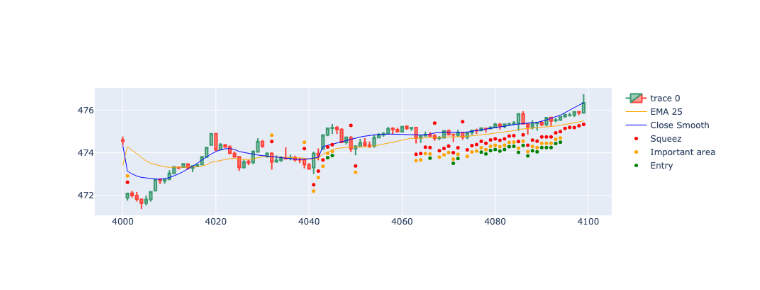
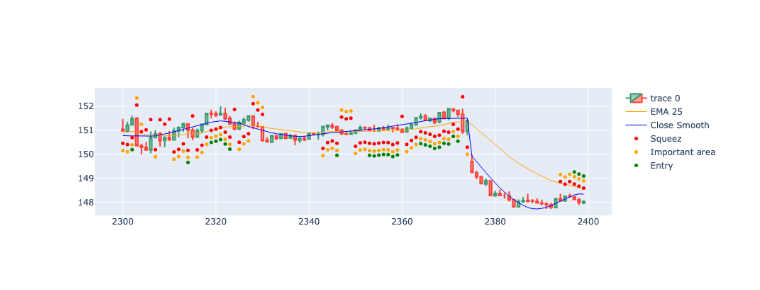
Before and after one commit to gastoncs/jupyter-docker, a Jupyter notebook: app/src/backtesting/squeez/squeez_pattern_v3.ipynb, the cells around one changed output. Drawn from its saved outputs; the diff is of its cells as text; code cells hidden in the pictures.

```diff
--- a/app/src/backtesting/squeez/squeez_pattern_v3.ipynb
+++ b/app/src/backtesting/squeez/squeez_pattern_v3.ipynb
@@ -39,28 +39,6 @@ def calculateBolingerAndKeltnerChannels(kc)->None:
     df['bbu_minus_kcu'] = df['BBU_20_2.0'] - kc['KCUe_20_2']
 
 def priceActionUptrendInTheDay(zoneWidth = .30)->None:
-
-    #cond=(abs(df.open_smooth-df.ema25_5min)<=zoneWidth) | (abs(df.close5min_smooth-df.ema25_5min)<=zoneWidth)
-    #cond=abs(df.close5min_smooth-df.ema25_5min)<=zoneWidth
-    #cond=(((df.ema25_5min-df.close5min_smooth)<=zoneWidth) | (df.close5min_smooth>=df.ema25_5min))
-
-    #df['isPriceActionAboveEma25'] = False
-    #cond=df.close5min_smooth>=df.ema25_5min
-    #df.loc[cond, 'isPriceActionAboveEma25'] = True
-
-    '''
-    def determine():
-        if df["ema25_5min"]>df["close5min_smooth"]:
-            if(df["ema25_5min"]-df["close5min_smooth"])<=zoneWidth:
-                df["isPriceActionAboveEma25"] = True
-            else:
-                df["isPriceActionAboveEma25"] = False
-        else:
-            df["isPriceActionAboveEma25"] = True
-        return df
-
-    df2 = determine()
-    '''
 
     df['isPriceActionAboveEma25'] = np.where(df.ema25_5min > df.close5min_smooth,
                                                  np.where((df.ema25_5min-df.close5min_smooth)<=zoneWidth, True, False),
@@ -152,7 +130,6 @@ def detectPosibleBreak(candle)->None:
         posibleBreak = EMA25['PRICE_ACCION_UNDER_EMA'].value
     elif len(lastTreeOver) == window and \
          squeezeCloseToEma == EMA25['PRICE_ACCION_OVER_EMA'].value and \
-         areDailyEmaStacked == STACKED_EMA['POSITIVE'].value  and \
          isTheDayAbove25Ema == True:
 
         posibleBreak = EMA25['PRICE_ACCION_OVER_EMA'].value
@@ -163,8 +140,8 @@ def detectPosibleBreak(candle)->None:
 
 if __name__ == '__main__':
 
-    df = pd.read_csv("../data/SPY/SPY.USUSD_Candlestick_5_M_ASK_05.10.2022-05.10.2024.csv")
-    df2 = pd.read_csv("../data/SPY/SPY.USUSD_Candlestick_1_D_ASK_05.10.2022-05.10.2024.csv")
+    df = pd.read_csv("../data/AAPL/AAPL.USUSD_Candlestick_5_M_ASK_05.10.2022-05.10.2024.csv")
+    df2 = pd.read_csv("../data/AAPL/AAPL.USUSD_Candlestick_1_D_ASK_05.10.2022-05.10.2024.csv")
     df2.reset_index(drop=True, inplace=True)
 
     df['Gmt time']=df["Gmt time"].str.replace(".000","")
@@ -197,8 +174,8 @@ if __name__ == '__main__':
     df["high5min_smooth"] = savgol_filter(df.high_5min, 49, 5)
     df["low5min_smooth"] = savgol_filter(df.low_5min, 49, 5)
 
-    fromTodayStart = '2023-10-01 09:30:00'
-    toNow   = '2024-10-01 16:00:00'
+    fromTodayStart = '2022-10-05 09:30:00'
+    toNow   = '2024-10-05 16:00:00'
     df = df[df['datetime_est'].between(fromTodayStart, toNow)].copy()
 
     #df=df[0:50000]
@@ -267,34 +244,34 @@ with pd.option_context("mode.copy_on_write", True):
 import plotly.io as pio
 import plotly.graph_objects as go
 
-dfpl = df[4000:4100]
+dfpl = df[2300:2400]
 
 fig = go.Figure(
     data=[
         go.Candlestick(
             x=dfpl.index,
             open=dfpl['open_5min'],
             high=dfpl['high_5min'],
             low=dfpl['low_5min'],
             close=dfpl['close_5min']),
         go.Scatter(
             x=dfpl.index,
             y=dfpl['ema25_5min'],
             line=dict(color='orange', width=1),
             name="EMA 25"),
         go.Scatter(
             x=dfpl.index,
             y=dfpl['close5min_smooth'],
             line=dict(color='blue', width=1),
             name="Close Smooth")
     ]
 )
 
 fig.add_scatter(x=dfpl.index, y=dfpl['squezzeArea'], mode="markers", marker=dict(size=5, color="red"), name="Squeez")
 fig.add_scatter(x=dfpl.index, y=dfpl['squeezeCloseToEmaArea'], mode="markers", marker=dict(size=5, color="orange"), name="Important area")
 fig.add_scatter(x=dfpl.index, y=dfpl['posibleBreakArea'], mode="markers", marker=dict(size=5, color="green"), name="Entry")
 
 fig.update_layout(xaxis_rangeslider_visible=False)
 fig.show()
 # %% [output]
-[figure, old version]
+[figure, new version]
```
Also changed, not shown: 3 other files.
